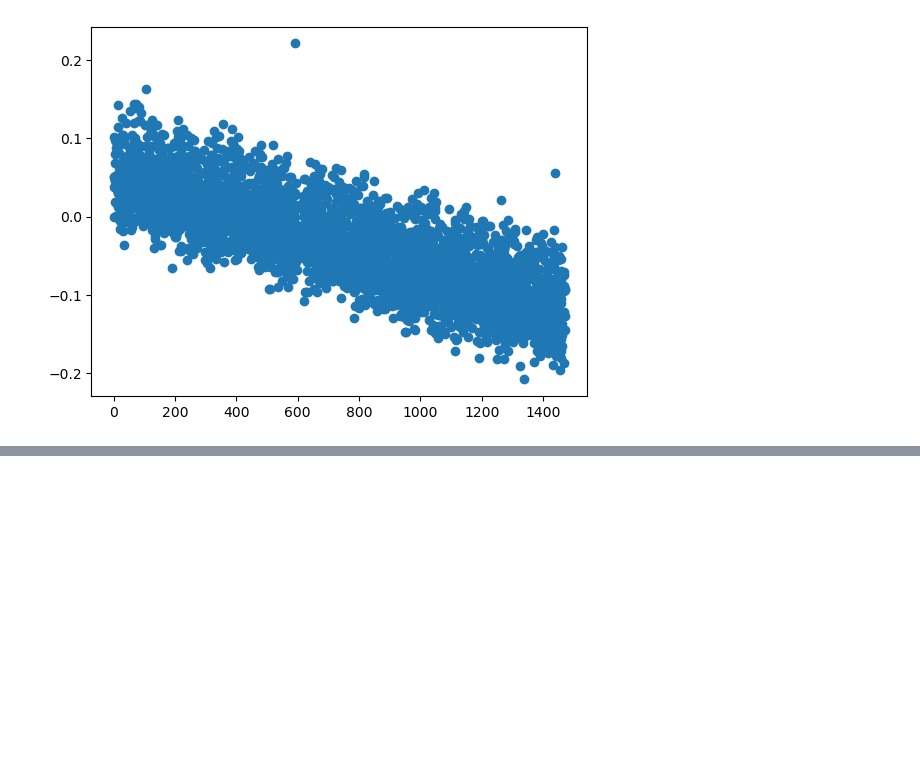
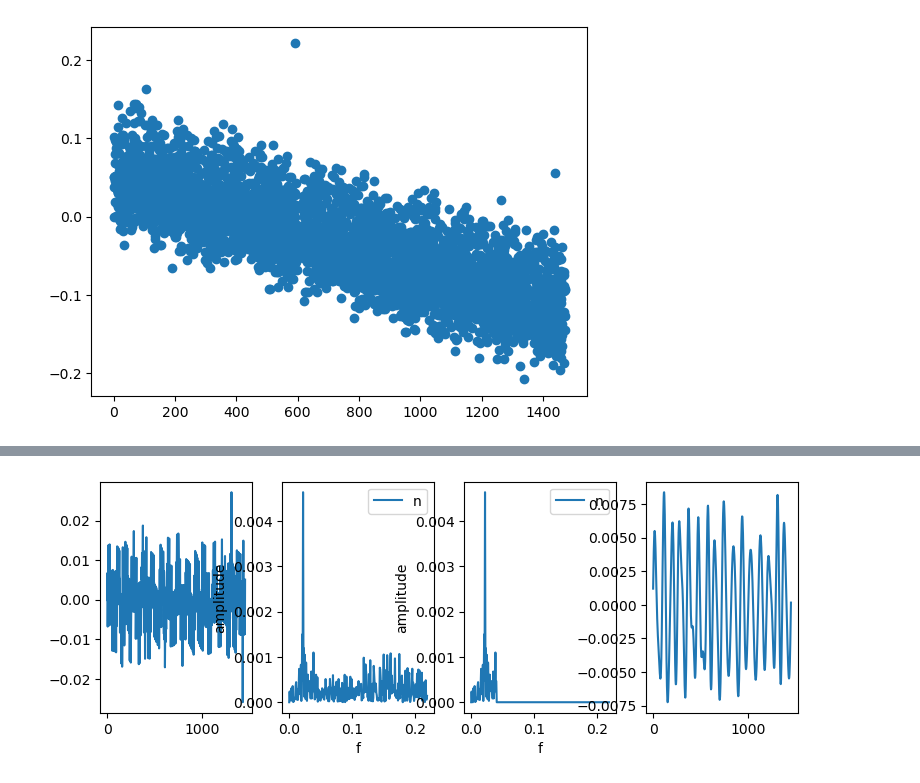
Before and after one commit to three-body-analysis/tris, a Jupyter notebook: src/cpop.ipynb, the cells around one changed output, grey strips where cells are left out. Saved outputs shown, nothing was run; the diff lists cells and outputs as text; code cells hidden in the pictures; blank space fills up the shorter version.

```diff
--- a/src/cpop.ipynb
+++ b/src/cpop.ipynb
@@ -118,0 +160,53 @@ filtered, diagnostics = complete_filter(eclipses, "delta", return_diagnositics=T
+# %%
+import math
+import numpy as np
+import matplotlib.pyplot as plt
+from scipy.fftpack import rfft, irfft, fftfreq, fft
+
+
+y = filtered["residuals"].values - filtered["residuals"].mean()
+
+oversampled_amount = int(math.pow(2, math.ceil(math.log(len(y),2))) - len(y))
+if oversampled_amount / len(y) < 0.2:
+    y = np.pad(y, (0, oversampled_amount), mode='constant')
+
+# Number of samplepoints
+N = len(y)
+# sample spacing
+T = filtered["time"].max() / N
+
+x = np.linspace(0.0, (N-1)*T, N)
+# x = np.arange(0.0, N*T, T)  # alternate way to define x
+
+yf = rfft(y)
+xf = np.linspace(0.0, 1.0/(2.0*T), N//2)
+#fft end
+
+f_signal = rfft(y)
+W = fftfreq(y.size, d=T)
+
+cut_f_signal = f_signal.copy()
+cut_f_signal[((abs(W) > 0.0025) & (abs(W) < 0.003))] = 0  # filter out frequencies with periods of about a year
+cut_f_signal[(abs(W) > 0.04) | (W < 0)] = 0
+cut_signal = irfft(cut_f_signal)
+
+# plot results
+f, axarr = plt.subplots(1, 4, figsize=(9, 3))
+axarr[0].plot(x, y)
+
+axarr[1].plot(xf, 2.0/N * np.abs(yf[:N//2]))
+axarr[1].legend(('numpy fft * dt'), loc='upper right')
+axarr[1].set_xlabel("f")
+axarr[1].set_ylabel("amplitude")
+
+axarr[2].plot(xf, 2.0/N * np.abs(cut_f_signal[:N//2]))
+axarr[2].legend(('numpy fft * dt'), loc='upper right')
+axarr[2].set_xlabel("f")
+axarr[2].set_ylabel("amplitude")
+
+
+axarr[3].plot(x,cut_signal)
+
+plt.show()
+# %% [output]
+[figure, added]
```
Also changed, not shown: parts of 9 cells of this notebook, 5 other files.
